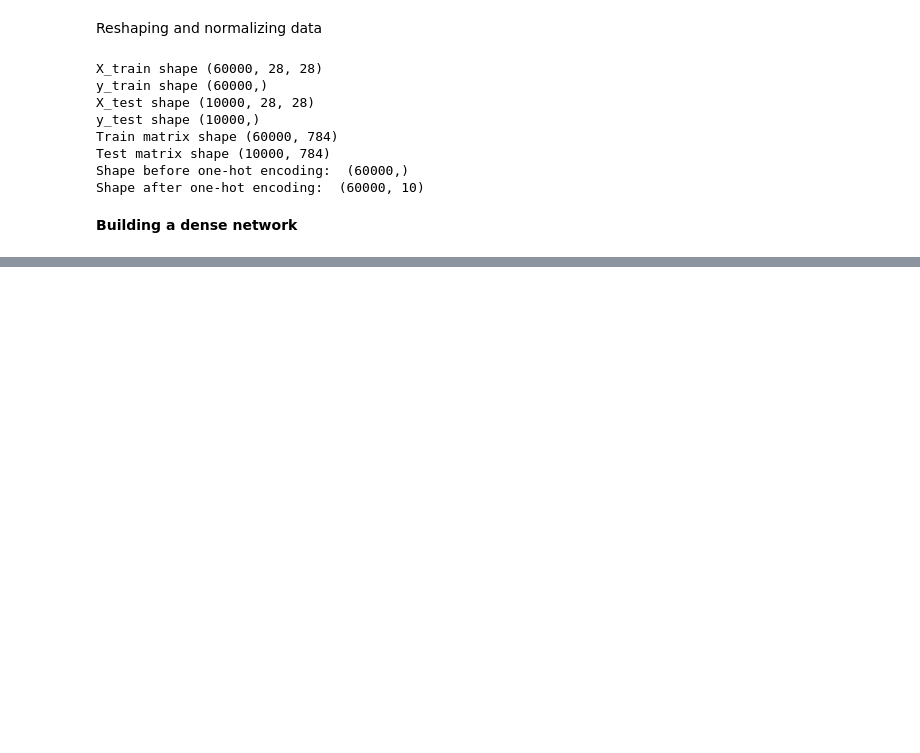
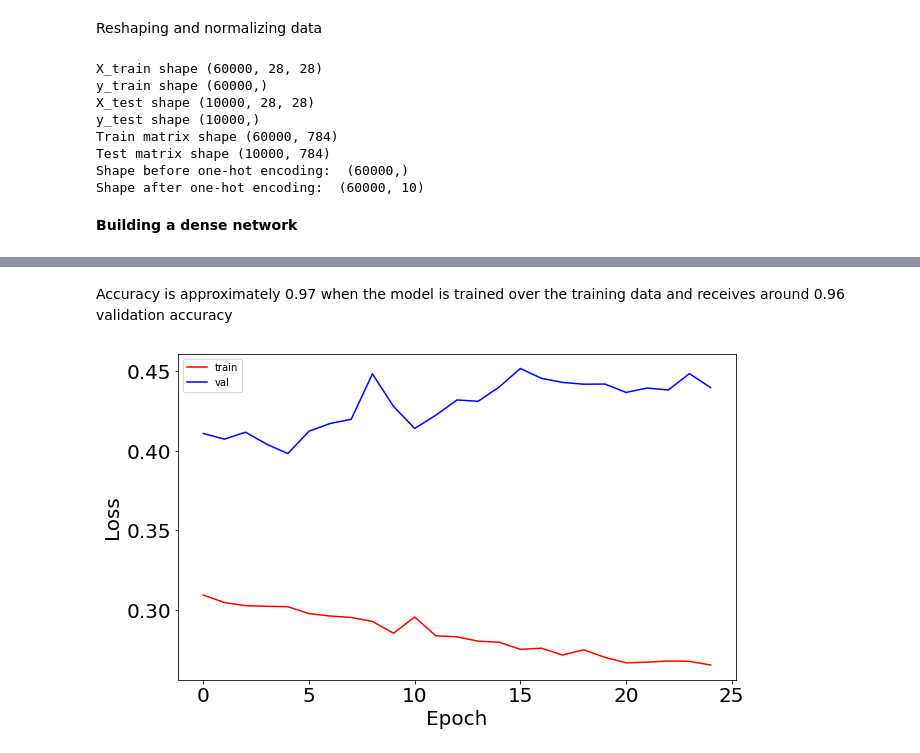
Before and after one commit to niranjana1997/RIT-DSCI-633-FDS, a Jupyter notebook: Assignments/Assignment_5.ipynb, the cells around one changed output, grey strips where cells are left out. Saved outputs shown, nothing was run; the diff lists cells and outputs as text; code cells hidden in the pictures; blank space fills up the shorter version.

```diff
--- a/Assignments/Assignment_5.ipynb
+++ b/Assignments/Assignment_5.ipynb
@@ -157,0 +267,26 @@ ax.tick_params(labelsize=20)
+# %%
+
+
+exp_model = dense_model_rms()
+lr_rate = LearningRateScheduler(exp_learning)
+
+
+es = EarlyStopping(monitor='val_loss', patience=50)
+
+checkpoint_filepath = 'weights-improvement_rms.hdf5'
+
+model_checkpoint = tf.keras.callbacks.ModelCheckpoint(
+    filepath=checkpoint_filepath,
+    save_weights_only=True,
+    monitor='val_accuracy',
+    mode='max',
+    save_best_only=True)
+
+callbacks_list = [lr_rate,es]
+# %%
+exp_history = exp_model.fit(X_train, Y_train,
+                        batch_size=128,
+                        epochs=100,
+                        callbacks=callbacks_list,
+                        verbose=1,
+                        validation_data=(X_test, Y_test))
@@ -157,0 +311,14 @@ ax.tick_params(labelsize=20)
+# %% [markdown]
+Accuracy is approximately 0.97 when the model is trained over the training data and receives around 0.96 validation accuracy
+# %%
+#PLot for the model with constant learning rate
+# Plot the loss function
+fig, ax = plt.subplots(1, 1, figsize=(10,6))
+ax.plot(np.sqrt(exp_history.history['loss']), 'r', label='train')
+ax.plot(np.sqrt(exp_history.history['val_loss']), 'b' ,label='val')
+ax.set_xlabel(r'Epoch', fontsize=20)
+ax.set_ylabel(r'Loss', fontsize=20)
+ax.legend()
+ax.tick_params(labelsize=20)
+# %% [output]
+[figure, added]
```
Also changed, not shown: parts of 17 cells of this notebook.
